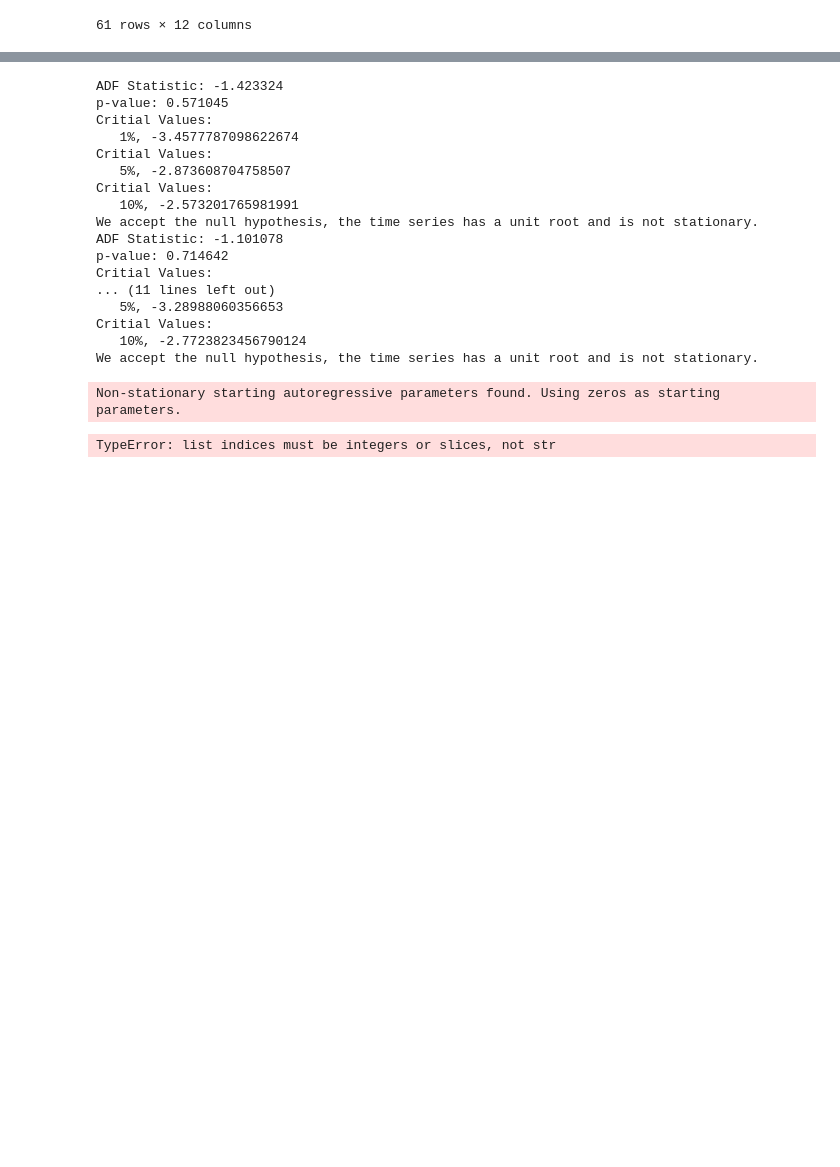
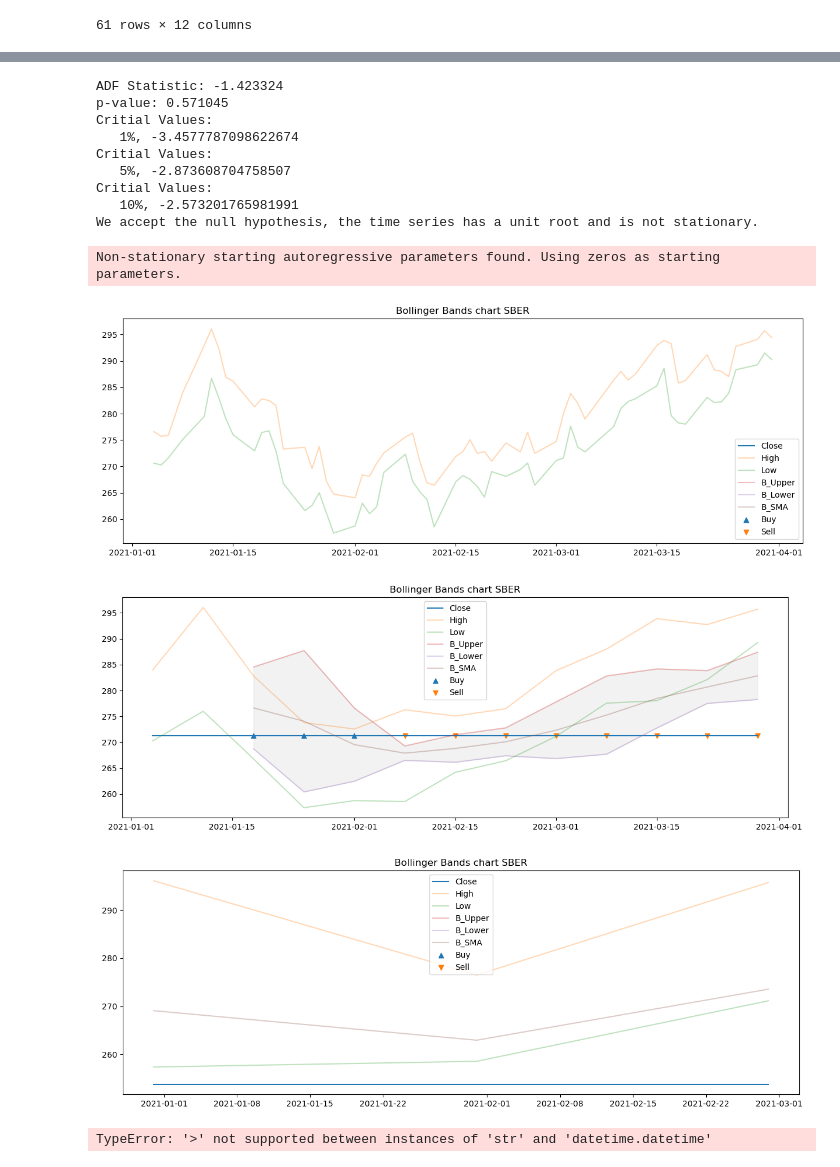
Before and after one commit to iuxo/BPrHJ4sOq77ShuQO, a Jupyter notebook: src/notebook.ipynb, the cells around one changed output, grey strips where cells are left out. Cells and saved outputs as stored; diff of their text form; code cells hidden in the pictures; blank space fills up the shorter version.

```diff
--- a/src/notebook.ipynb
+++ b/src/notebook.ipynb
@@ -480,7 +480,7 @@ d = zip(tickers, df_dict.values())
 for k, v in d:
     # k is the ticker name
     # v is the df
-    v = v.drop(311)
+    v = v.drop(-1)
     v = v[::-1]
     v.reset_index(drop=True,inplace=True)
 
@@ -494,18 +494,27 @@ for k, v in d:
     ADF_Stationarity_Test(k_train, alpha)
 
     k_test_size = k_test.shape[0]
-    k_test_weekly_size = k_test.shape[0]
-    k_test_monthly_size = k_test.shape[0]
+    k_test_weekly_size = k_test_weekly.shape[0]
+    k_test_monthly_size = k_test_monthly.shape[0]
 
-    k_train_predictions = predict(k_train, test_size)
-    k_train_weekly_predictions = predict(k_train_weekly, test_size)
-    k_train_monthly_predictions = predict(k_train_monthly, test_size)
+    k_train_predictions = predict(k_train, k_test_size)
+    k_train_weekly_predictions = predict(k_train_weekly, k_test_weekly_size)
+    k_train_monthly_predictions = predict(k_train_monthly, k_test_monthly_size)
+
+    # create dataframes using date from corresponding k_test, and predictions
+    k_predict = k_test.copy()
+    k_weekly_predict = k_test_weekly.copy()
+    k_monthly_predict = k_test_monthly.copy()
+
+    k_predict['Price'] = pd.Series(k_train_predictions)
+    k_weekly_predict['Price'] = pd.Series(k_train_weekly_predictions)
+    k_monthly_predict['Price'] = pd.Series(k_train_monthly_predictions)
 
     # add bollinger bands, signals and plot
 
-    k_train_predictions = bollinger_bands(k_train_predictions, 20, 2)
-    k_train_weekly_predictions = bollinger_bands(k_train_weekly_predictions, 3, 2)
-    k_train_monthly_predictions = bollinger_bands(k_train_monthly_predictions, 1, 2)
+    k_train_predictions = bollinger_bands(k_predict, 20, 2)
+    k_train_weekly_predictions = bollinger_bands(k_weekly_predict, 3, 2)
+    k_train_monthly_predictions = bollinger_bands(k_monthly_predict, 1, 2)
 
     k_train_predictions = add_signal(k_train_predictions, "daily")
     k_train_weekly_predictions = add_signal(k_train_weekly_predictions, "weekly")
@@ -522,19 +538,14 @@ See the caveats in the documentation: https://pandas.pydata.org/pandas-docs/stab
 ADF Statistic: -1.423324
 p-value: 0.571045
 Critial Values:
    1%, -3.4577787098622674
 Critial Values:
    5%, -2.873608704758507
 Critial Values:
    10%, -2.573201765981991
 We accept the null hypothesis, the time series has a unit root and is not stationary.
-ADF Statistic: -1.101078
-p-value: 0.714642
-Critial Values:
-... (11 lines left out)
-   5%, -3.28988060356653
-Critial Values:
-   10%, -2.7723823456790124
-We accept the null hypothesis, the time series has a unit root and is not stationary.
 Non-stationary starting autoregressive parameters found. Using zeros as starting parameters.
+[figure, added]
+[figure, added]
+[figure, added]
-TypeError: list indices must be integers or slices, not str
+TypeError: '>' not supported between instances of 'str' and 'datetime.datetime'
```
Also changed, not shown: parts of 4 cells of this notebook, 5 other files.
